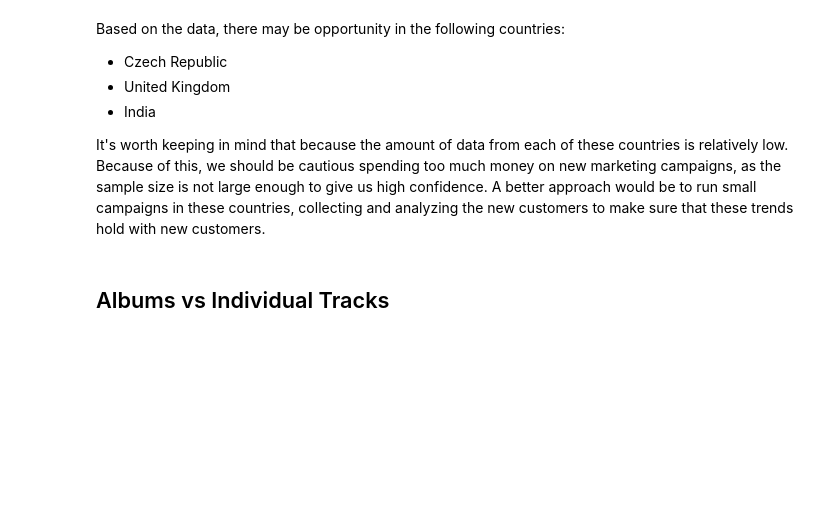
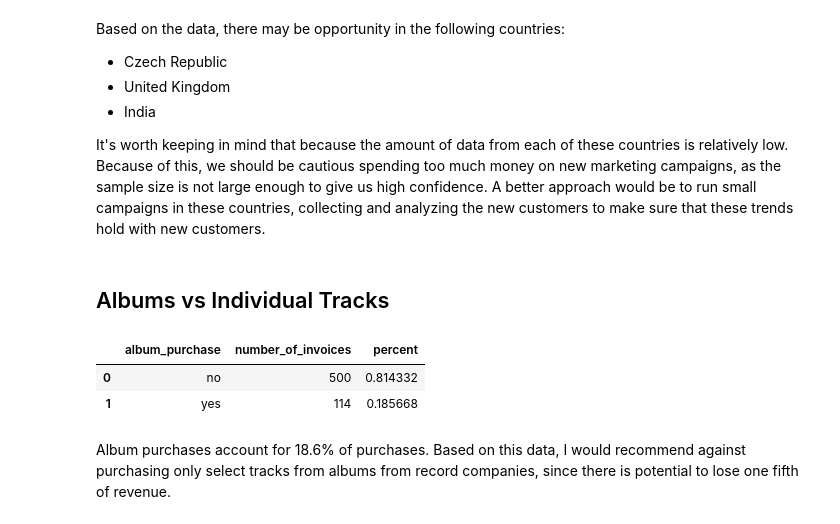
Before and after one commit to tsrdatatech/Data-Engineer-Projects, a Jupyter notebook: Answering Business Questions using SQL/Basics.ipynb, the cells around one changed output. Drawn from its saved outputs; the diff is of its cells as text; code cells hidden in the pictures; blank space fills up the shorter version.

```diff
--- a/Answering Business Questions using SQL/Basics.ipynb
+++ b/Answering Business Questions using SQL/Basics.ipynb
@@ -249,3 +297,66 @@ Based on the data, there may be opportunity in the following countries:
 It's worth keeping in mind that because the amount of data from each of these countries is relatively low.  Because of this, we should be cautious spending too much money on new marketing campaigns, as the sample size is not large enough to give us high confidence.  A better approach would be to run small campaigns in these countries, collecting and analyzing the new customers to make sure that these trends hold with new customers.
 # %% [markdown]
 ## Albums vs Individual Tracks
+# %%
+albums_vs_tracks = '''
+WITH invoice_first_track AS
+    (
+     SELECT
+         il.invoice_id invoice_id,
+         MIN(il.track_id) first_track_id
+     FROM invoice_line il
+     GROUP BY 1
+    )
+
+SELECT
+    album_purchase,
+    COUNT(invoice_id) number_of_invoices,
+    CAST(count(invoice_id) AS FLOAT) / (
+                                         SELECT COUNT(*) FROM invoice
+                                      ) percent
+FROM
+    (
+    SELECT
+        ifs.*,
+        CASE
+            WHEN
+                 (
+                  SELECT t.track_id FROM track t
+                  WHERE t.album_id = (
+                                      SELECT t2.album_id FROM track t2
+                                      WHERE t2.track_id = ifs.first_track_id
+                                     )
+
+                  EXCEPT
+
+                  SELECT il2.track_id FROM invoice_line il2
+                  WHERE il2.invoice_id = ifs.invoice_id
+                 ) IS NULL
+             AND
+                 (
+                  SELECT il2.track_id FROM invoice_line il2
+                  WHERE il2.invoice_id = ifs.invoice_id
+
+                  EXCEPT
+
+                  SELECT t.track_id FROM track t
+                  WHERE t.album_id = (
+                                      SELECT t2.album_id FROM track t2
+                                      WHERE t2.track_id = ifs.first_track_id
+                                     )
+                 ) IS NULL
+             THEN "yes"
+             ELSE "no"
+         END AS "album_purchase"
+     FROM invoice_first_track ifs
+    )
+GROUP BY album_purchase;
+'''
+
+run_query(albums_vs_tracks)
+# %% [output]
+|  | album_purchase | number_of_invoices | percent |
+| 0 | no | 500 | 0.814332 |
+| 1 | yes | 114 | 0.185668 |
+# %% [markdown]
+Album purchases account for 18.6% of purchases.  Based on this data, I would recommend against purchasing only select tracks from albums from record companies, since there is potential to lose one fifth of revenue.
```
Also changed, not shown: parts of 7 cells of this notebook.
